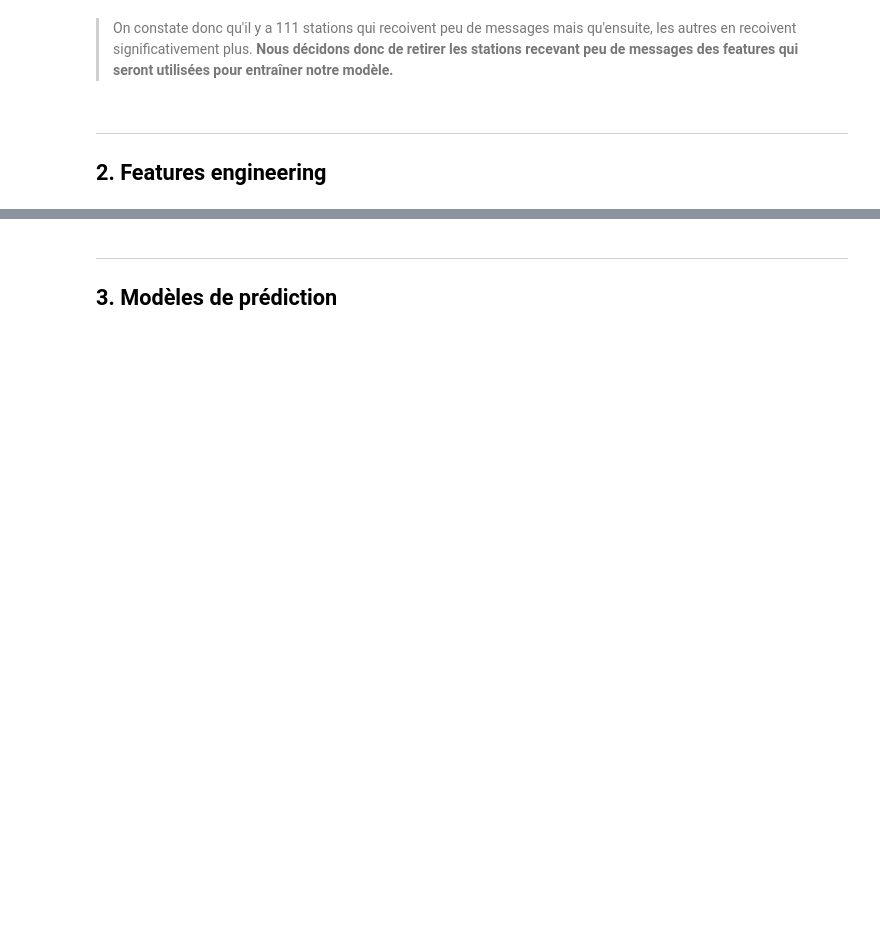
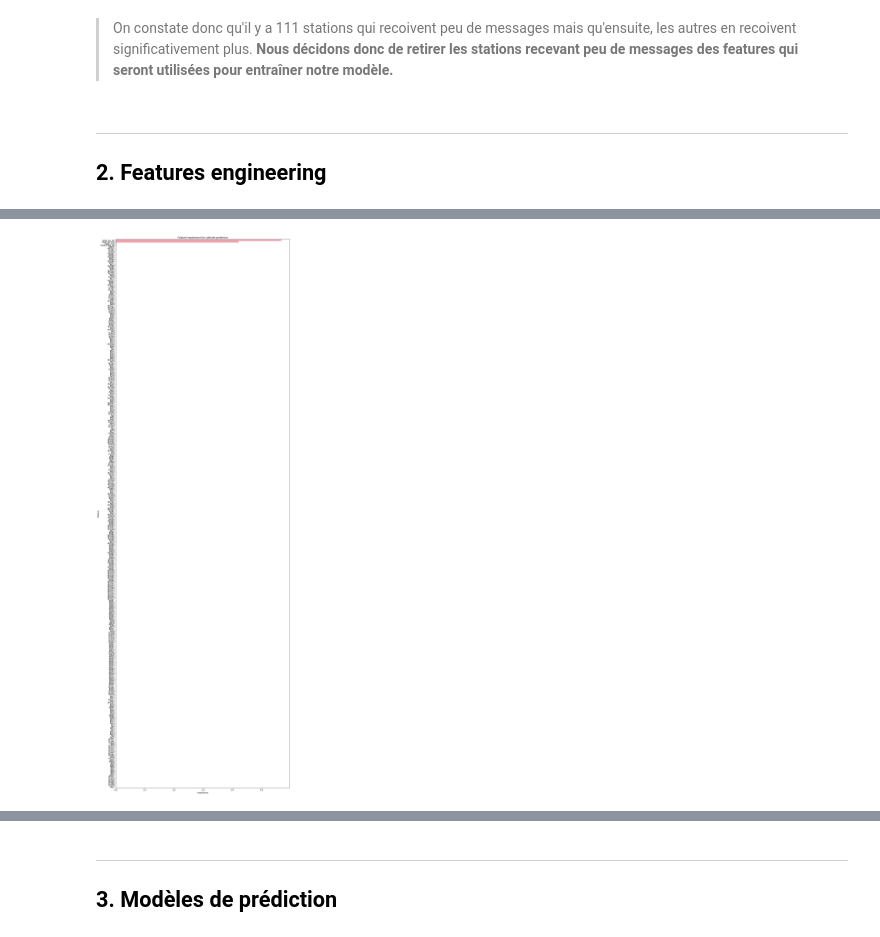
Before and after one commit to Thomas-Koch/INF-730---IOT, a Jupyter notebook: TP_geoloc/TP_Geoloc_Msp_Telecom_KOCH.ipynb, the cells around one changed output, grey strips where cells are left out. Drawn from its saved outputs; the diff is of its cells as text; code cells hidden in the pictures; blank space fills up the shorter version.

```diff
--- a/TP_geoloc/TP_Geoloc_Msp_Telecom_KOCH.ipynb
+++ b/TP_geoloc/TP_Geoloc_Msp_Telecom_KOCH.ipynb
@@ -407,0 +615,11 @@ df_mess_train = df_mess_train.set_index(np.arange(n_train))
+# %%
+# On crée notre dataframe d'entrainement avec les features qui nous intéressent
+df_train = pd.DataFrame()
+df_train[listNameBs] = df_grouped_train[listNameBs]
+df_train[listNameDid] = df_grouped_train[listNameDid]
+df_train['mean_rssi'] = df_grouped_train[['mean_rssi']]
+df_train['mean_bs_lat'] = df_grouped_train[['mean_bs_lat']]
+df_train['mean_bs_lng'] = df_grouped_train[['mean_bs_lng']]
+df_train['mean_time_ux'] = df_grouped_train[['mean_time_ux']]
+df_train['mean_pos_lat'] = df_grouped_train[['mean_pos_lat']]
+df_train['mean_pos_lng'] = df_grouped_train[['mean_pos_lng']]
@@ -407,0 +684,13 @@ df_mess_train = df_mess_train.set_index(np.arange(n_train))
+# %%
+X_train = df_train.iloc[:,:-2]
+y_lat_train = df_train.mean_pos_lat
+y_lng_train = df_train.mean_pos_lng
+
+X_test = df_test
+# %%
+# Mise en place du RandomForest
+clf_lat = RandomForestRegressor(n_estimators=100, n_jobs=-1, random_state=42)
+clf_lat.fit(X_train, y_lat_train)
+
+clf_lng = RandomForestRegressor(n_estimators=100, n_jobs=-1, random_state=42)
+clf_lng.fit(X_train, y_lng_train)
@@ -407,0 +705,20 @@ df_mess_train = df_mess_train.set_index(np.arange(n_train))
+# %%
+# Calcul de l'importance des features pour la latitude et la longitude
+dict_feature_importance_lat = {'feature': X_train.columns.values,
+                               'importance': clf_lat.feature_importances_}
+feature_importances_lat = pd.DataFrame(data=dict_feature_importance_lat).sort_values('importance', ascending=False)
+
+dict_feature_importance_lng = {'feature': X_train.columns.values,
+                               'importance': clf_lng.feature_importances_}
+feature_importances_lng = pd.DataFrame(data=dict_feature_importance_lng).sort_values('importance', ascending=False)
+# %%
+# On affiche les résultats pour la prédiction de la latitude
+plt.figure(figsize=(14,40))
+sns.barplot(x="importance",
+            y="feature",
+            data=feature_importances_lat.sort_values(by="importance",
+                                                     ascending=False))
+plt.title('Feature Importance for Latitude prediction')
+plt.tight_layout()
+# %% [output]
+[figure, added]
```
Also changed, not shown: parts of 96 cells of this notebook, 4 other files.
